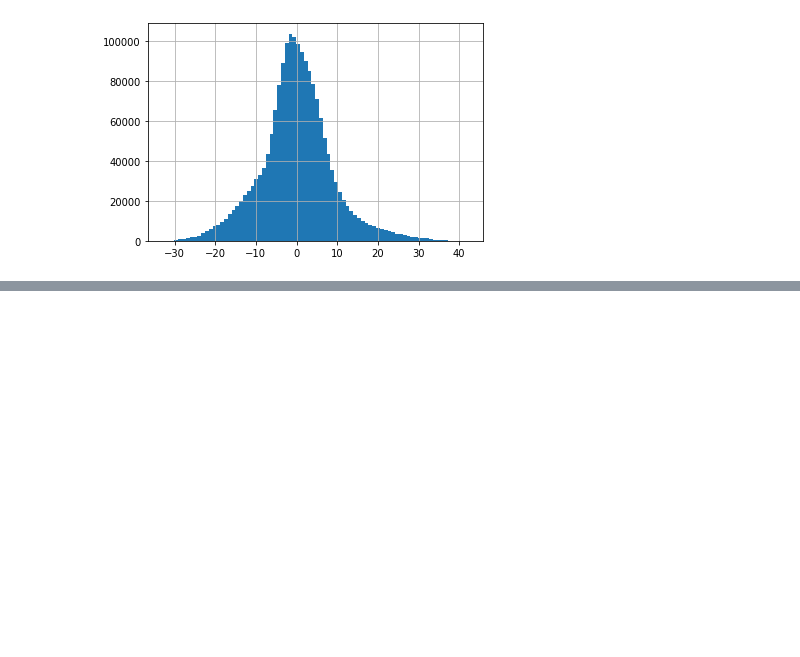
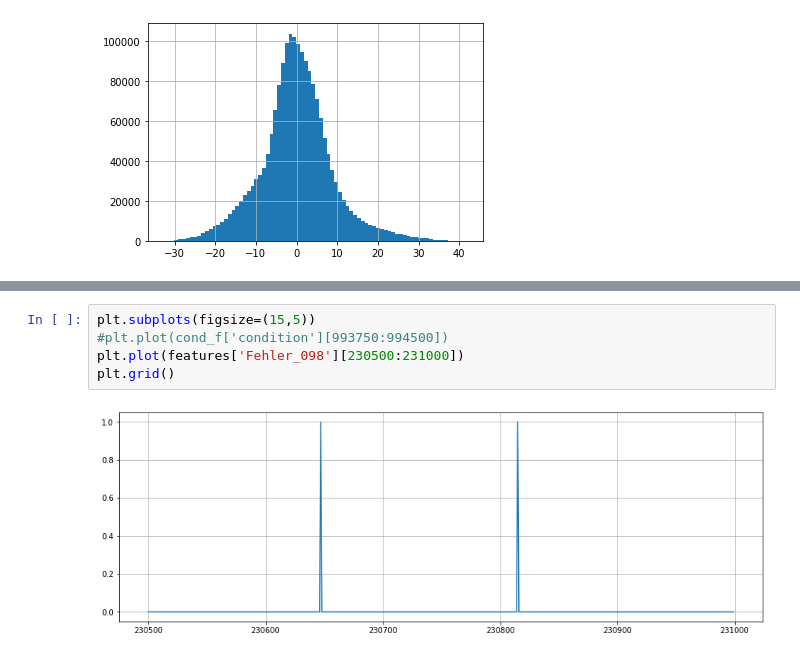
Before and after one commit to meetshrihari/One-Class_SVM_ML, a Jupyter notebook: SCADA_Preprocessing.ipynb, the cells around one changed output, grey strips where cells are left out. Drawn from its saved outputs; the diff is of its cells as text; blank space fills up the shorter version.

```diff
--- a/SCADA_Preprocessing.ipynb
+++ b/SCADA_Preprocessing.ipynb
@@ -304,0 +184,7 @@ good_matrix.head()
+# %%
+plt.subplots(figsize=(15,5))
+#plt.plot(cond_f['condition'][993750:994500])
+plt.plot(features['Fehler_098'][230500:231000])
+plt.grid()
+# %% [output]
+[figure, added]
```
Also changed, not shown: parts of 30 cells of this notebook, 1 other file.
